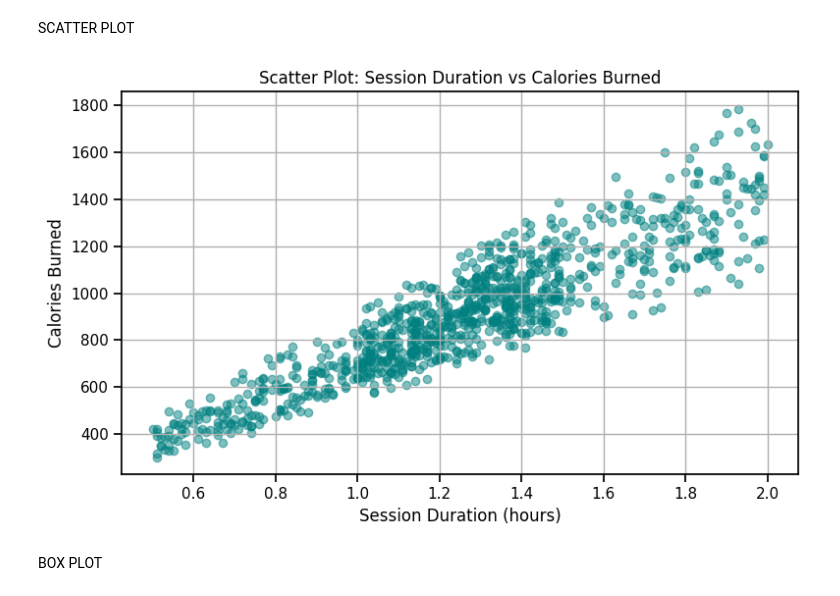
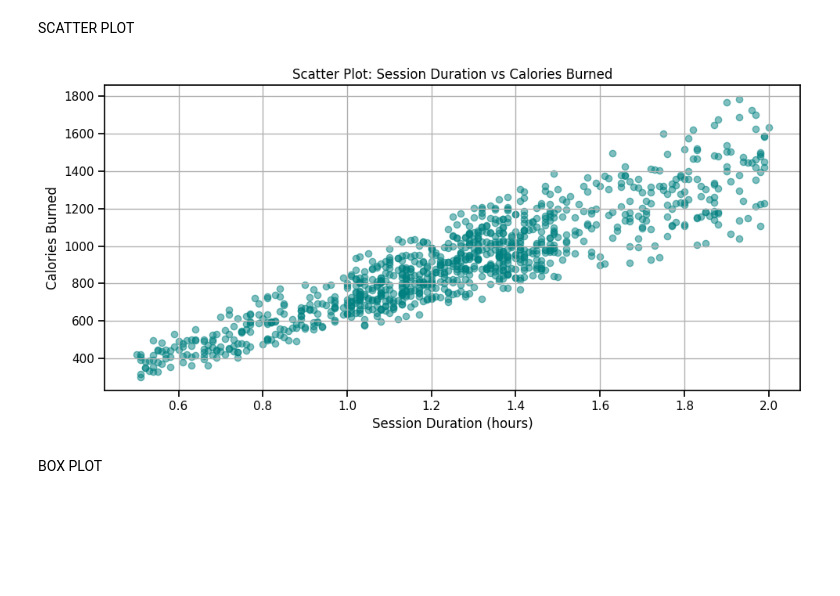
Before and after one commit to hamed-uae/GYMProject, a Jupyter notebook: gym.ipynb, the cells around one changed output. Drawn from its saved outputs; the diff is of its cells as text; code cells hidden in the pictures; blank space fills up the shorter version.

```diff
--- a/gym.ipynb
+++ b/gym.ipynb
@@ -108,18 +110,18 @@ SCATTER PLOT
 # %%
 import matplotlib.pyplot as plt
 import seaborn as sns
 
 
-plt.figure(figsize=(8, 5))
+plt.figure(figsize=(10, 5))
 plt.scatter(df['Session_Duration (hours)'], df['Calories_Burned'], alpha=0.5, color='teal')
 plt.title("Scatter Plot: Session Duration vs Calories Burned")
 plt.xlabel("Session Duration (hours)")
 plt.ylabel("Calories Burned")
 plt.grid(True)
 plt.tight_layout()
 plt.show()
 # %% [output]
-[figure, old version]
+[figure, new version]
 # %% [markdown]
 BOX PLOT
 # %%
```
Also changed, not shown: parts of 1 cell of this notebook.
